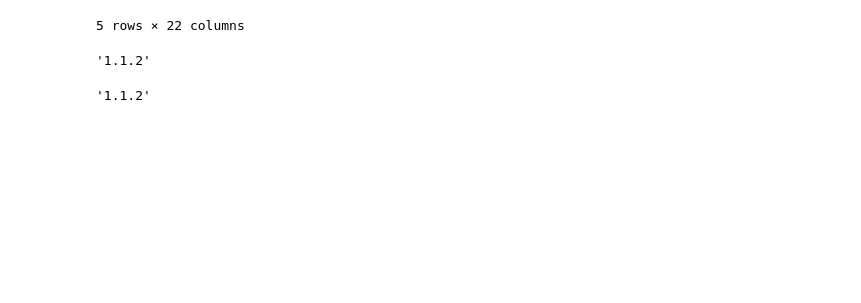
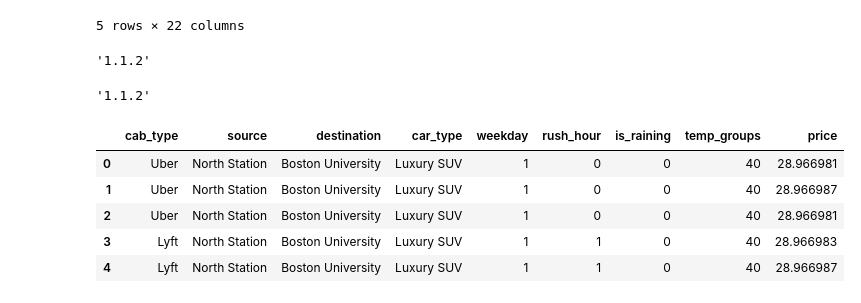
Before and after one commit to emekaamadi/Dynamic_Project, a Jupyter notebook: Pipeline/temp_analysis.ipynb, the cells around one changed output. Drawn from its saved outputs; the diff is of its cells as text; code cells hidden in the pictures; blank space fills up the shorter version.

```diff
--- a/Pipeline/temp_analysis.ipynb
+++ b/Pipeline/temp_analysis.ipynb
@@ -319,0 +322,15 @@ sklearn.__version__
+# %%
+def get_demand_data(data=pd.read_csv("Data/demand_est.csv")):
+    """
+    Create dataset based off demand estimation calculation.
+    Returns:
+        DataFrame: Filtered Demand data.
+    """
+    # Load in already saved data because it takes hours to do the demand estimation
+    df = data
+    df['estimated_demand'] = df['estimated_a'] * np.exp(-np.abs(df['estimated_eta']) * np.log(df['price'])) + df['estimated_b']
+    df['base_price'] = df.groupby(by=['source', 'destination', 'car_type'])['price'].transform('min')
+    df.rename(columns = {'price': 'original_price'}, inplace= True)
+    # Now the new price column will actually be the dynamic price
+    df['price'] = df['base_price'] * (1 + df['estimated_eta'] * df['estimated_demand'])
+    return df[["cab_type", "source", "destination", "car_type", "weekday", "rush_hour", "is_raining", "temp_groups", "price"]]
@@ -319,0 +339,10 @@ sklearn.__version__
+# %%
+demand_df = get_demand_data()
+demand_df.head()
+# %% [output]
+|  | cab_type | source | destination | car_type | weekday | rush_hour | is_raining | temp_groups | price |
+| 0 | Uber | North Station | Boston University | Luxury SUV | 1 | 0 | 0 | 40 | 28.966981 |
+| 1 | Uber | North Station | Boston University | Luxury SUV | 1 | 0 | 0 | 40 | 28.966987 |
+| 2 | Uber | North Station | Boston University | Luxury SUV | 1 | 0 | 0 | 40 | 28.966981 |
+| 3 | Lyft | North Station | Boston University | Luxury SUV | 1 | 1 | 0 | 40 | 28.966983 |
+| 4 | Lyft | North Station | Boston University | Luxury SUV | 1 | 1 | 0 | 40 | 28.966987 |
```
Also changed, not shown: parts of 4 cells of this notebook, 4 other files.
